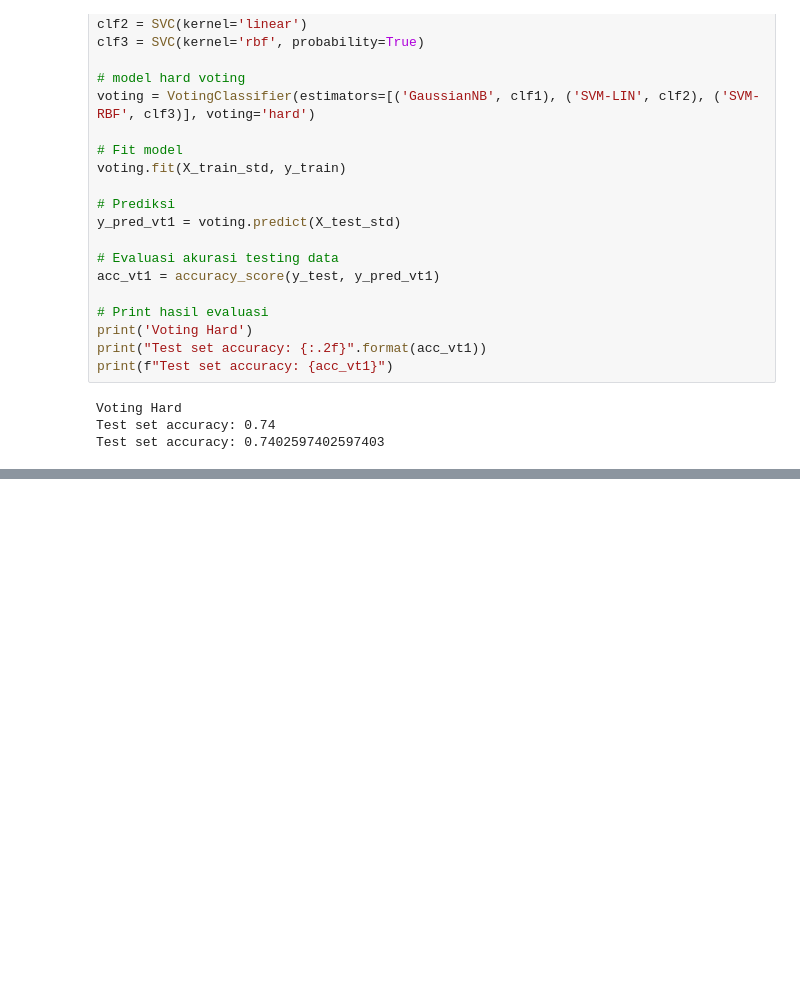
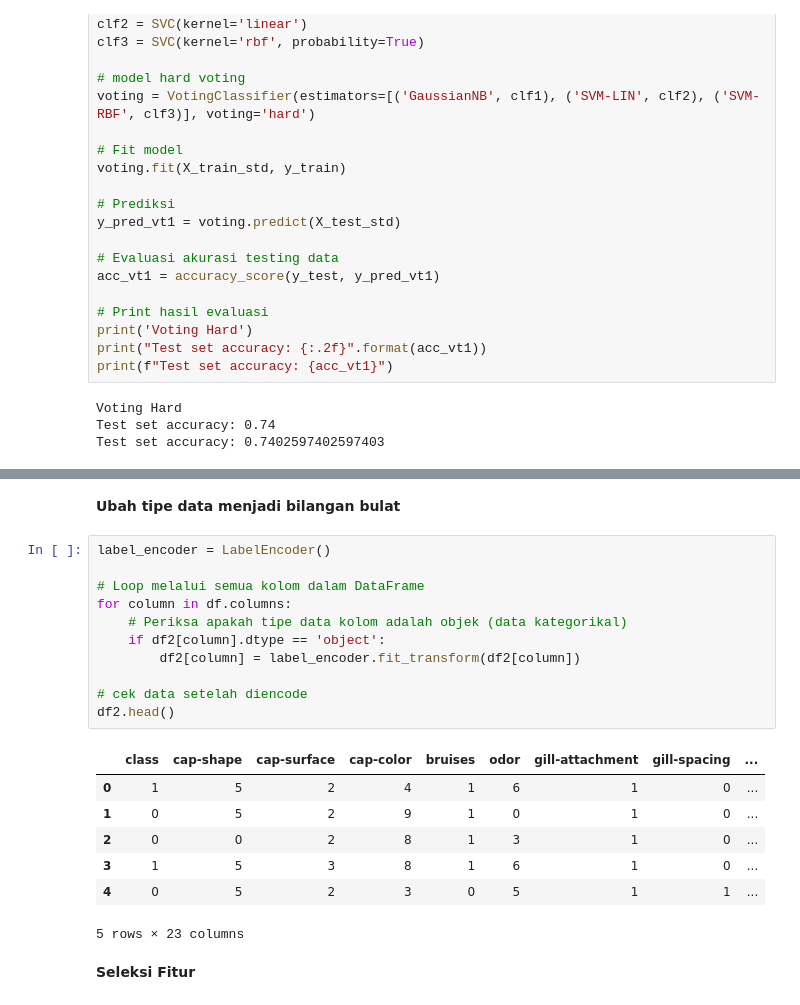
Before and after one commit to bintangsholu21/Pembelajaran-Mesin, a Jupyter notebook: Modul 6 - Ensemble Learning.ipynb, the cells around one changed output, grey strips where cells are left out. Cells and saved outputs as stored; diff of their text form; blank space fills up the shorter version.

```diff
--- a/Modul 6 - Ensemble Learning.ipynb
+++ b/Modul 6 - Ensemble Learning.ipynb
@@ -524,0 +731,23 @@ Test set accuracy: 0.7402597402597403
+# %% [markdown]
+**Ubah tipe data menjadi bilangan bulat**
+# %%
+label_encoder = LabelEncoder()
+
+# Loop melalui semua kolom dalam DataFrame
+for column in df.columns:
+    # Periksa apakah tipe data kolom adalah objek (data kategorikal)
+    if df2[column].dtype == 'object':
+        df2[column] = label_encoder.fit_transform(df2[column])
+
+# cek data setelah diencode
+df2.head()
+# %% [output]
+|  | class | cap-shape | cap-surface | cap-color | bruises | odor | gill-attachment | gill-spacing | ... |
+| 0 | 1 | 5 | 2 | 4 | 1 | 6 | 1 | 0 | ... |
+| 1 | 0 | 5 | 2 | 9 | 1 | 0 | 1 | 0 | ... |
+| 2 | 0 | 0 | 2 | 8 | 1 | 3 | 1 | 0 | ... |
+| 3 | 1 | 5 | 3 | 8 | 1 | 6 | 1 | 0 | ... |
+| 4 | 0 | 5 | 2 | 3 | 0 | 5 | 1 | 1 | ... |
+5 rows × 23 columns
+# %% [markdown]
+**Seleksi Fitur**
```
Also changed, not shown: parts of 52 cells of this notebook.
